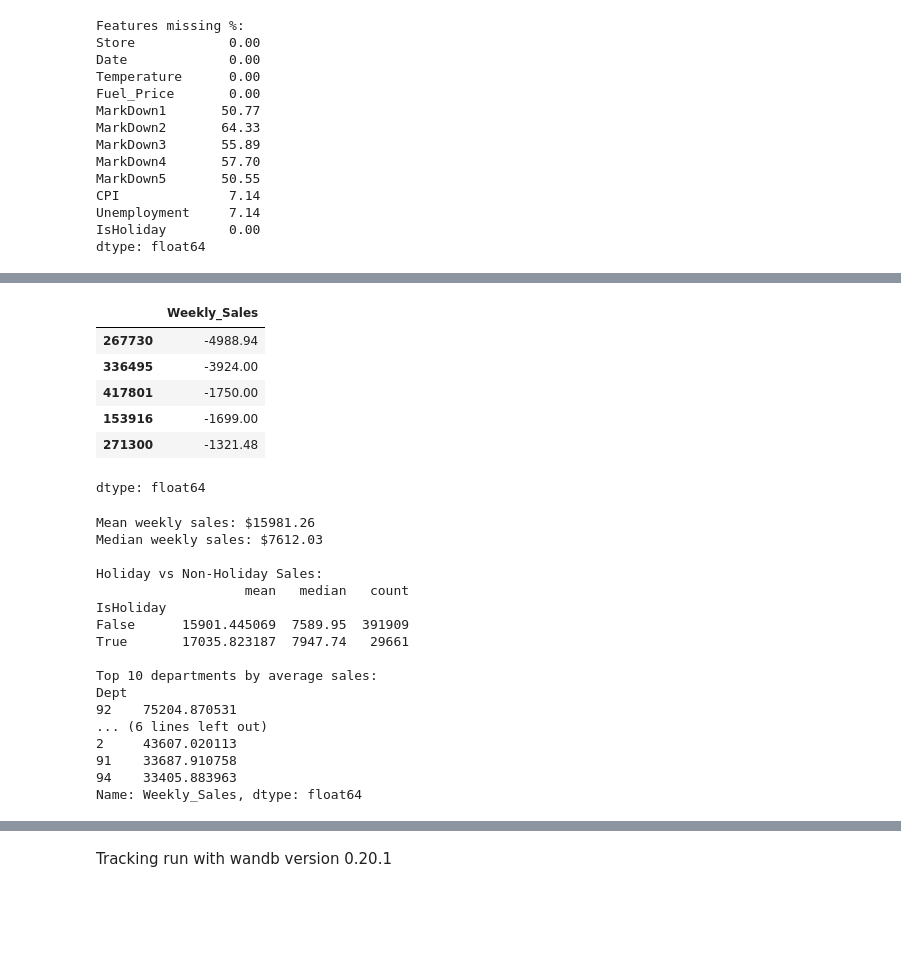
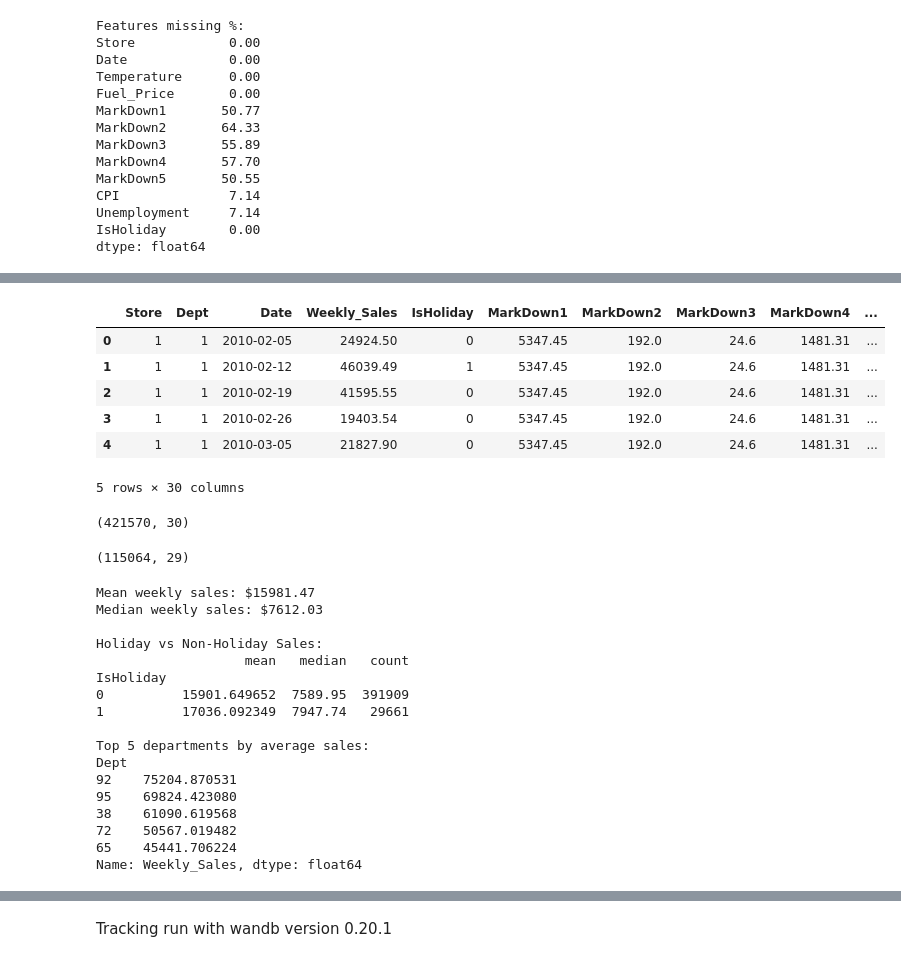
Before and after one commit to tvani2/Walmart-Recruiting---Store-Sales-Forecasting, a Jupyter notebook: LightGBM.ipynb, the cells around one changed output, grey strips where cells are left out. Cells and saved outputs as stored; diff of their text form; code cells hidden in the pictures; blank space fills up the shorter version.

```diff
--- a/LightGBM.ipynb
+++ b/LightGBM.ipynb
@@ -194,10 +91,0 @@ train_merged.head()
-# %%
-train_merged['Weekly_Sales'].sort_values(ascending=True).head()
-# %% [output]
-|  | Weekly_Sales |
-| 267730 | -4988.94 |
-| 336495 | -3924.00 |
-| 417801 | -1750.00 |
-| 153916 | -1699.00 |
-| 271300 | -1321.48 |
-dtype: float64
@@ -204,37 +247,77 @@ dtype: float64
+# %%
+from sklearn.pipeline import Pipeline
+
+holiday_dates_dict = {
+    "Super_Bowl": ["2010-02-12", "2011-02-11", "2012-02-10", "2013-02-08"],
+    "Labor_Day": ["2010-09-10", "2011-09-09", "2012-09-07", "2013-09-06"],
+    "Thanksgiving": ["2010-11-26", "2011-11-25", "2012-11-23", "2013-11-29"],
+    "Christmas": ["2010-12-31", "2011-12-30", "2012-12-28", "2013-12-27"]
+}
+
+# Extract major holiday dates from train
+major_holiday_dates = train[train["IsHoliday"] == True]["Date"].unique()
+
+# Define pipeline
+pipeline = Pipeline(steps=[
+    ("preprocessing", Preprocessor(features, stores)),
+    ("feature_engineering", FeatureEngineer(major_holiday_dates, holiday_dates_dict)),
+    ("feature_selection", FeatureSelector(drop_columns=["Temperature", "Fuel_Price"]))
+])
+
+# Run pipeline
+processed_train = pipeline.fit_transform(train)
+processed_test = pipeline.transform(test)
+processed_train.head()
+# %% [output]
+|  | Store | Dept | Date | Weekly_Sales | IsHoliday | MarkDown1 | MarkDown2 | MarkDown3 | MarkDown4 | ... |
+| 0 | 1 | 1 | 2010-02-05 | 24924.50 | 0 | 5347.45 | 192.0 | 24.6 | 1481.31 | ... |
+| 1 | 1 | 1 | 2010-02-12 | 46039.49 | 1 | 5347.45 | 192.0 | 24.6 | 1481.31 | ... |
+| 2 | 1 | 1 | 2010-02-19 | 41595.55 | 0 | 5347.45 | 192.0 | 24.6 | 1481.31 | ... |
+| 3 | 1 | 1 | 2010-02-26 | 19403.54 | 0 | 5347.45 | 192.0 | 24.6 | 1481.31 | ... |
+| 4 | 1 | 1 | 2010-03-05 | 21827.90 | 0 | 5347.45 | 192.0 | 24.6 | 1481.31 | ... |
+5 rows × 30 columns
+# %%
+processed_train.shape
+# %% [output]
+(421570, 30)
+# %%
+processed_test.shape
+# %% [output]
+(115064, 29)
 # %%
 # Calculate mean and median weekly sales
-mean_weekly_sales = train_merged['Weekly_Sales'].mean()
-median_weekly_sales = train_merged['Weekly_Sales'].median()
+mean_weekly_sales = processed_train['Weekly_Sales'].mean()
+median_weekly_sales = processed_train['Weekly_Sales'].median()
 
 print(f"Mean weekly sales: ${mean_weekly_sales:.2f}")
 print(f"Median weekly sales: ${median_weekly_sales:.2f}")
 
 # Compare holiday vs Non-Holiday Sales
-holiday_sales = train_merged.groupby('IsHoliday')['Weekly_Sales'].agg(['mean', 'median', 'count'])
+holiday_sales = processed_train.groupby('IsHoliday')['Weekly_Sales'].agg(['mean', 'median', 'count'])
 
 print("\nHoliday vs Non-Holiday Sales:")
 print(holiday_sales)
 
-# Top 10 departments by average sales
-top_10_departments = train_merged.groupby('Dept')['Weekly_Sales'].mean().sort_values(ascending=False).head(10)
+# Top 5 departments by average sales
+top_5_departments = processed_train.groupby('Dept')['Weekly_Sales'].mean().sort_values(ascending=False).head()
 
-print("\nTop 10 departments by average sales:")
-print(top_10_departments)
+print("\nTop 5 departments by average sales:")
+print(top_5_departments)
 # %% [output]
-Mean weekly sales: $15981.26
+Mean weekly sales: $15981.47
 Median weekly sales: $7612.03
 
 Holiday vs Non-Holiday Sales:
                    mean   median   count
 IsHoliday
-False      15901.445069  7589.95  391909
-True       17035.823187  7947.74   29661
+0          15901.649652  7589.95  391909
+1          17036.092349  7947.74   29661
 
-Top 10 departments by average sales:
+Top 5 departments by average sales:
 Dept
 92    75204.870531
-... (6 lines left out)
-2     43607.020113
-91    33687.910758
-94    33405.883963
+95    69824.423080
+38    61090.619568
+72    50567.019482
+65    45441.706224
 Name: Weekly_Sales, dtype: float64
```
Also changed, not shown: parts of 29 cells of this notebook.
